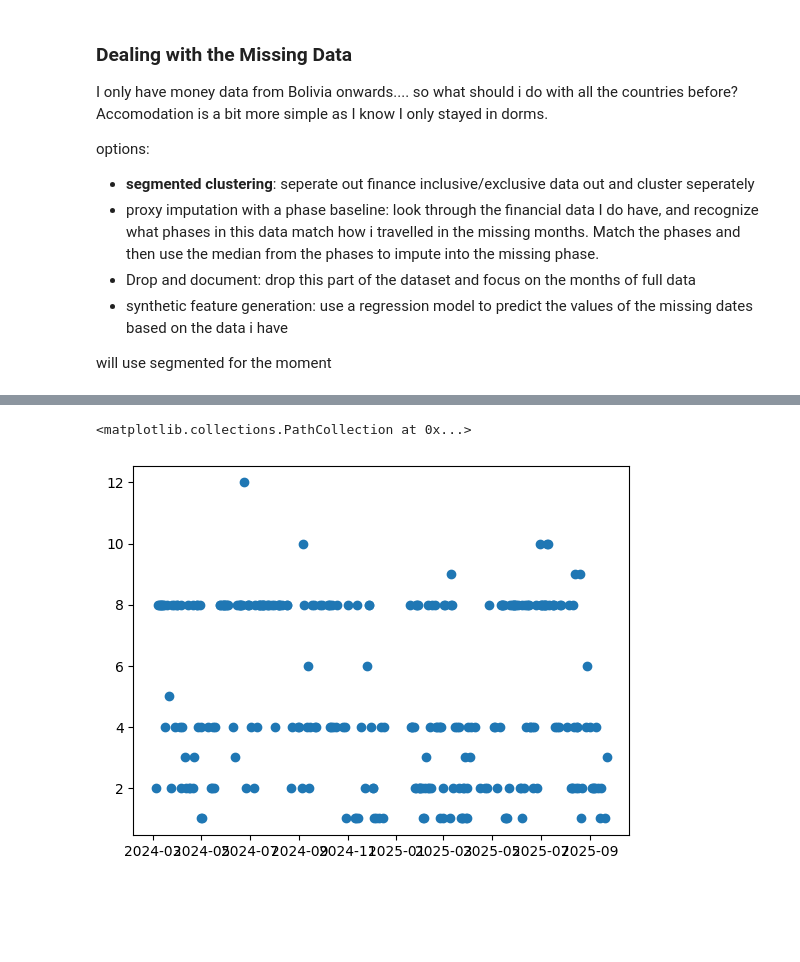
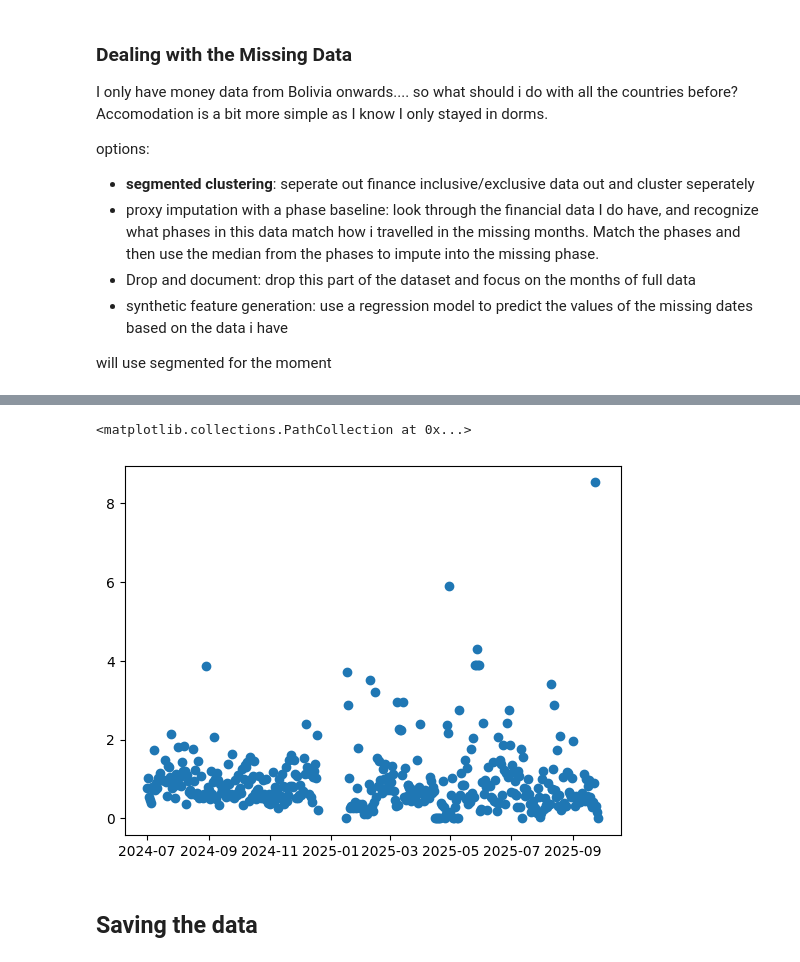
Before and after one commit to SunnyWillert18/floating-in-space, a Jupyter notebook: nbs/feature_engineering.ipynb, the cells around one changed output, grey strips where cells are left out. Cells and saved outputs as stored; diff of their text form; code cells hidden in the pictures; blank space fills up the shorter version.

```diff
--- a/nbs/feature_engineering.ipynb
+++ b/nbs/feature_engineering.ipynb
@@ -827,12 +843,12 @@ transport_features_fin = transport_features[transport_features.date >= first_fin
 adv_features_fin = adv_features[adv_features.date >= first_financial_date]
 # %%
 # bring together datasets into mass data set
-df_fin = pd.merge(money_features, accom_features, how='outer', on='date')
-df_fin = pd.merge(df_fin, transport_features_fin, how='outer', on='date')
-df_fin = pd.merge(df_fin, adv_features_fin, how='outer', on='date')
+df_fin_full = pd.merge(money_features, accom_features, how='outer', on='date')
+df_fin_full = pd.merge(df_fin_full, transport_features_fin, how='outer', on='date')
+df_fin_full = pd.merge(df_fin_full, adv_features_fin, how='outer', on='date')
 
-df_no_fin = pd.merge(transport_features_no_fin, adv_features_no_fin, how='outer', on='date')
+df_no_fin_full = pd.merge(transport_features_no_fin, adv_features_no_fin, how='outer', on='date')
 # %%
 # fill in the nans with zeros
-df_fin = df_fin.fillna(0)
-df_no_fin = df_no_fin.fillna(0)
+df_fin_full = df_fin_full.fillna(0)
+df_no_fin_full = df_no_fin_full.fillna(0)
@@ -840,0 +859,4 @@ df_no_fin = df_no_fin.fillna(0)
+# %%
+features_to_drop = ['total_expense','adventure_cost','num_unique_transports','approximate_time','activity_count']
+# %%
+df_fin = df_fin_full.drop(features_to_drop, axis=1)
@@ -852,11 +871,13 @@ adv_features.activity_time.hist()
-# %%
-# checking what the data looks like to help decide on normalization types
-# px.scatter(money_features, x='date', y='baseline_cost', width=400, height=400)
-
-plt.scatter(x=adv_features.date, y=adv_features.activity_time)
-# %% [output]
-<matplotlib.collections.PathCollection at 0x...>
-[figure, old version]
 # %%
 df_fin_norm = perform_normalization(df_fin)
 df_no_fin_norm = perform_normalization(df_no_fin)
+# %%
+# checking what the data looks like to help decide on normalization types
+# px.scatter(money_features, x='date', y='baseline_cost', width=400, height=400)
+
+plt.scatter(x=df_fin.date, y=df_fin.budget_utilization)
+# %% [output]
+<matplotlib.collections.PathCollection at 0x...>
+[figure, new version]
+# %% [markdown]
+## Saving the data
```
Also changed, not shown: parts of 36 cells of this notebook.
